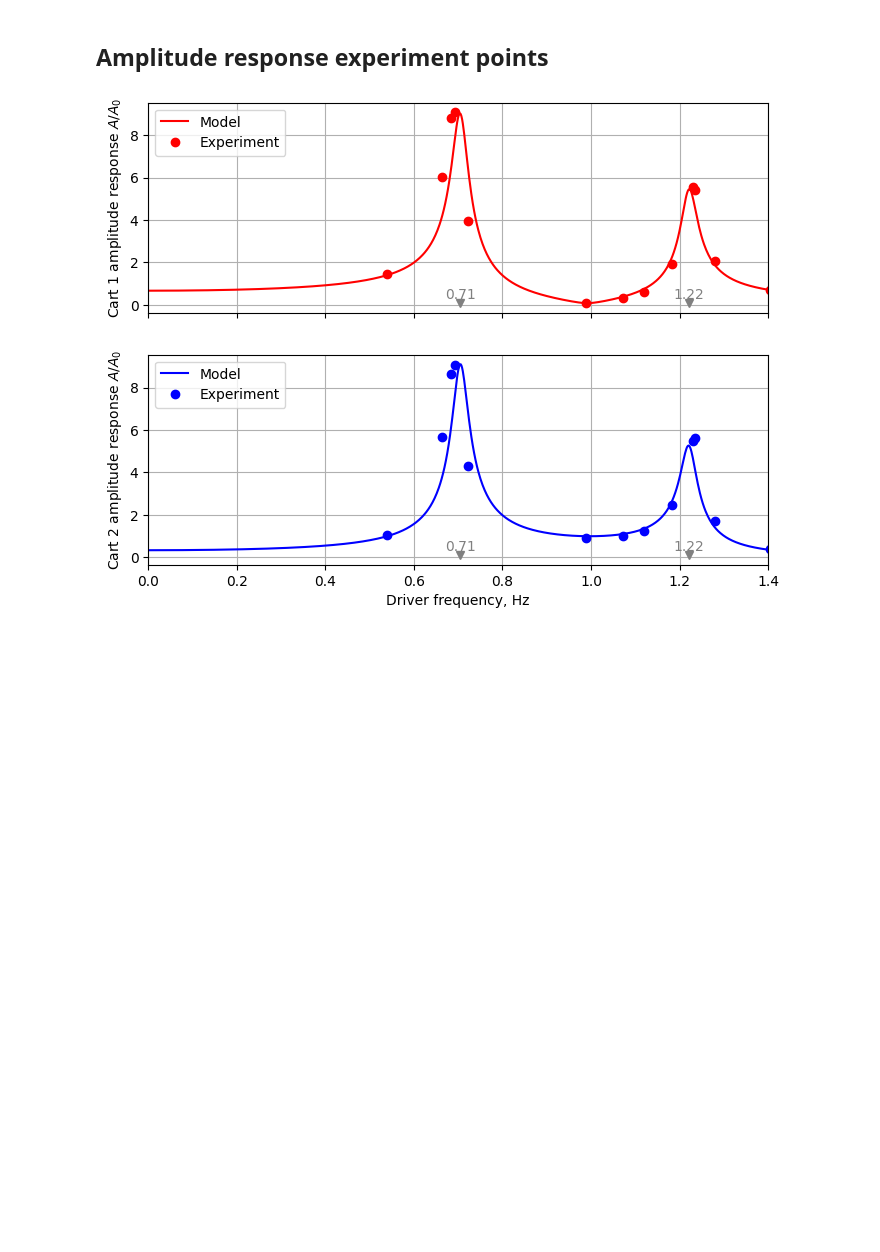
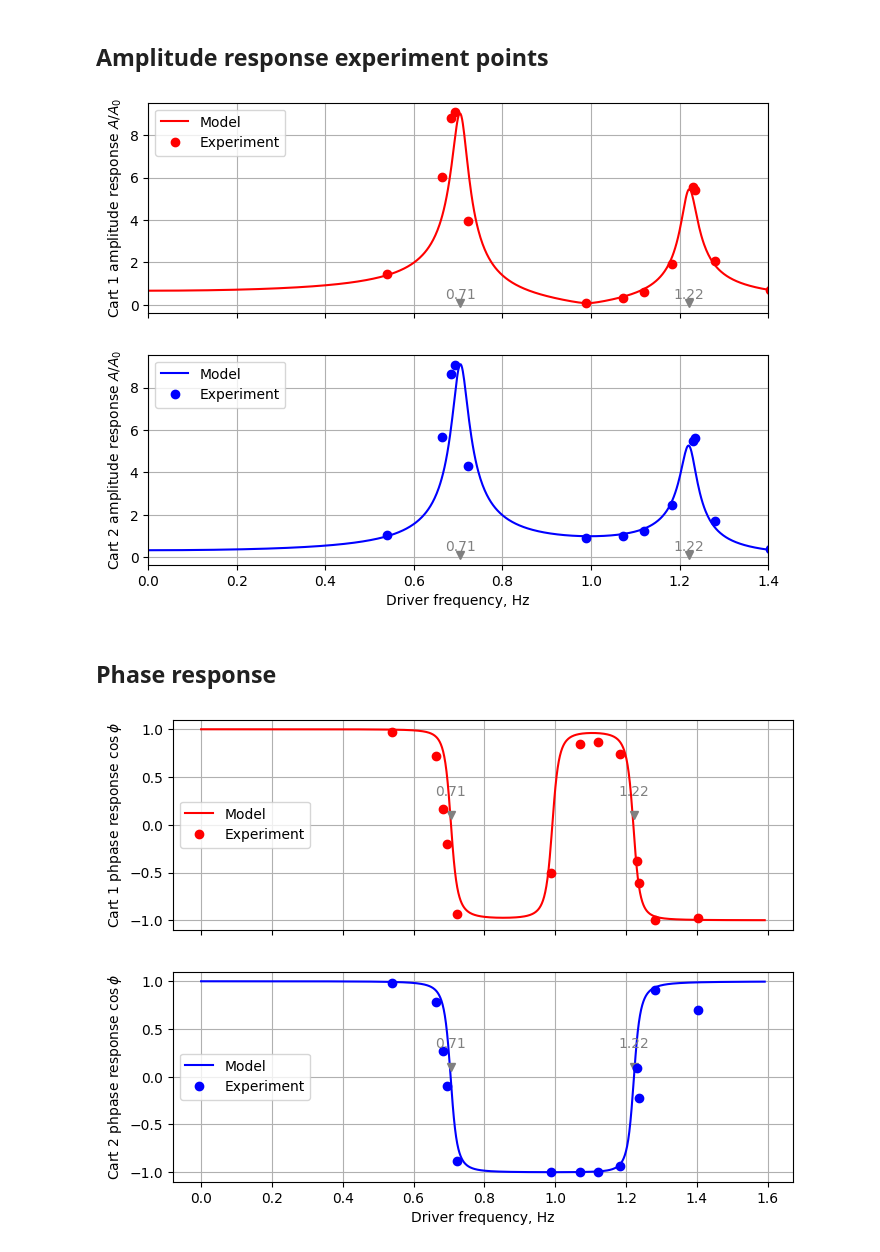
Before and after one commit to evgeny-kolonsky/Lab3_Coupled_Oscillator, a Jupyter notebook: Lab3_Oscillator_Experiment.ipynb, the cells around one changed output. Drawn from its saved outputs; the diff is of its cells as text; code cells hidden in the pictures; blank space fills up the shorter version.

Commit message:
Phase response

```diff
--- a/Lab3_Oscillator_Experiment.ipynb
+++ b/Lab3_Oscillator_Experiment.ipynb
@@ -68,6 +68,16 @@ def get_frequency(t, harmonic_signal):
   f0 = 1 / periods
   return np.mean(f0), np.std(f0)
 
+# get cosine of phase difference
+# between two harmonic signals
+# having the same frequency
+def get_cosine(signal1, signal2):
+  s11 = signal1 @ signal1
+  s12 = signal1 @ signal2
+  s22 = signal2 @ signal2
+  cosine = s12 / np.sqrt(s11 * s22)
+  return cosine
+
 def get_quality(t, harmonic_signal, show=False):
   tpeaks, peaks = get_peaks(t, harmonic_signal)
   decay = np.log(peaks / peaks[0])
@@ -459,3 +471,49 @@ plt.xlim(0, 1.4)
 plt.show();
 # %% [output]
 [figure]
+# %% [markdown]
+## Phase response
+# %%
+names = [300, 360, 370, 380, 390, 510, 550, 570, 600,  618, 620, 640, 700]
+fw = np.array([])
+cos1 = np.array([])
+cos2 = np.array([])
+
+fig, axes = plt.subplots(nrows=2, ncols=1, figsize=(8, 6), sharex=True)
+
+colors = ['red', 'blue']
+# Model plot
+for i in [0,1]:
+  model_cos = np.cos(np.angle(c))
+  axes[i].plot(omegas/pi2, model_cos[i],  c=colors[i], label=f'Model')
+  # mark natural freqs
+  for nat in omega_theor/pi2:
+    axes[i].plot(nat, 0.1, color='gray', marker="v")
+    axes[i].annotate(f'{nat:.2f}', xy=(nat, 0.3),  color='gray', ha='center')
+
+# Experiment points
+for name in names:
+  url = f'https://raw.githubusercontent.com/evgeny-kolonsky/Lab3_Coupled_Oscillator/main/2611/2/r2_{name}.txt'
+  t, xdriver, x1, x2 = get_signal(url, show=False)
+  # get driver frequency
+  fw = np.append(fw, get_frequency(t, xdriver)[0])
+  cos1 = np.append(cos1, get_cosine(xdriver, x1))
+  cos2 = np.append(cos2, get_cosine(xdriver, x2))
+
+axes[0].plot(fw, cos1, 'o', c=colors[0], label='Experiment')
+axes[1].plot(fw, cos2, 'o', c=colors[1], label='Experiment')
+
+# common settings
+for i in [0,1]:
+  axes[i].grid()
+  axes[i].legend(loc='center left')
+  axes[i].set_ylabel(f'Cart {i+1} phpase response $\cos\phi$')
+  #plt.ylim(0, np.max(c1)*1.1)
+  #plt.yticks(np.arange(0, np.max(c1)*1.1))
+  #plt.xlim(0, np.max(omegas/pi2))
+
+plt.xlabel(r'Driver frequency, Hz')
+#plt.xlim(0, 1.4)
+plt.show();
+# %% [output]
+[figure, added]
```
Also changed, not shown: parts of 2 cells of this notebook.
